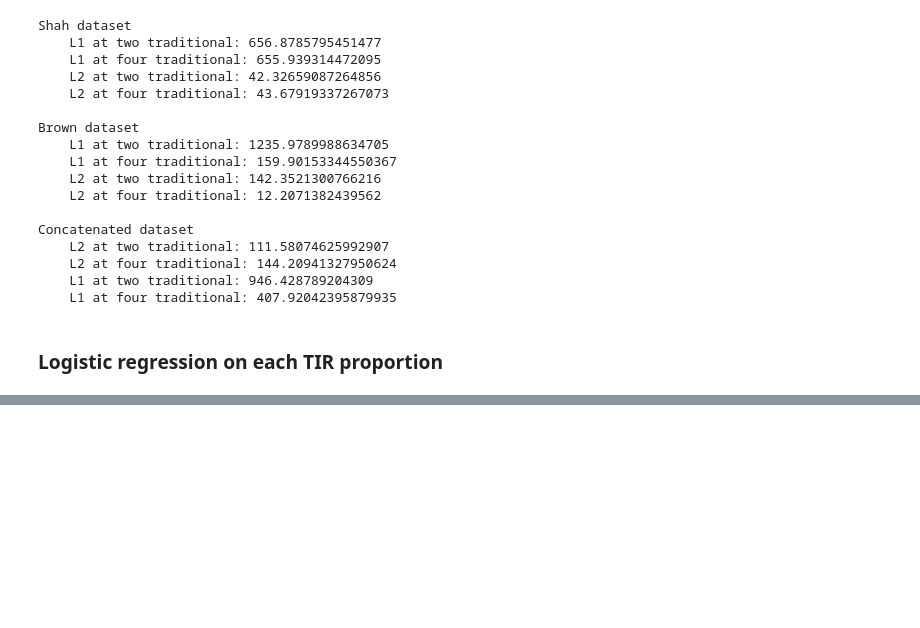
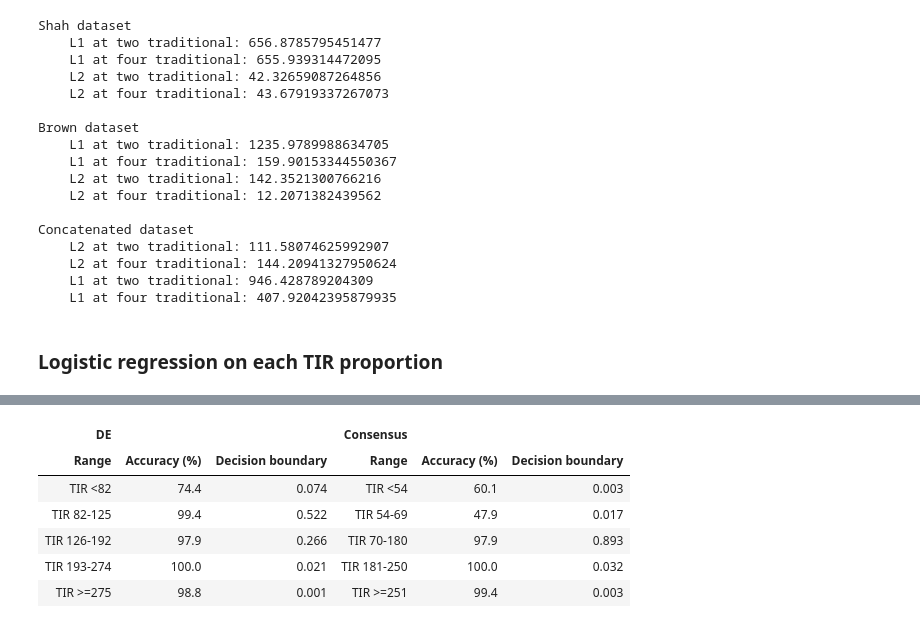
Before and after one commit to IrinaStatsLab/OptiThresholds, a Jupyter notebook: Real-data.ipynb, the cells around one changed output, grey strips where cells are left out. Cells and saved outputs as stored; diff of their text form; code cells hidden in the pictures; blank space fills up the shorter version.

```diff
--- a/Real-data.ipynb
+++ b/Real-data.ipynb
@@ -497,0 +345,19 @@ A possible naive thresholds for distributional data could be quantiles (tertiles
+# %%
+combined_l2_k4_logreg_df = build_logistic_regression_table(
+    data_class_concat,
+    threshold_sets={
+        "DE": [82, 126, 193, 275],
+        "Consensus": [54, 70, 181, 251],
+    },
+    positive_count=len(grouped_data_shah),
+)
+
+style_logistic_regression_table(combined_l2_k4_logreg_df)
+# %% [output]
+| DE |  |  | Consensus |  |  |
+| Range | Accuracy (%) | Decision boundary | Range | Accuracy (%) | Decision boundary |
+| TIR <82 | 74.4 | 0.074 | TIR <54 | 60.1 | 0.003 |
+| TIR 82-125 | 99.4 | 0.522 | TIR 54-69 | 47.9 | 0.017 |
+| TIR 126-192 | 97.9 | 0.266 | TIR 70-180 | 97.9 | 0.893 |
+| TIR 193-274 | 100.0 | 0.021 | TIR 181-250 | 100.0 | 0.032 |
+| TIR >=275 | 98.8 | 0.001 | TIR >=251 | 99.4 | 0.003 |
```
Also changed, not shown: parts of 17 cells of this notebook, 10 other files.
